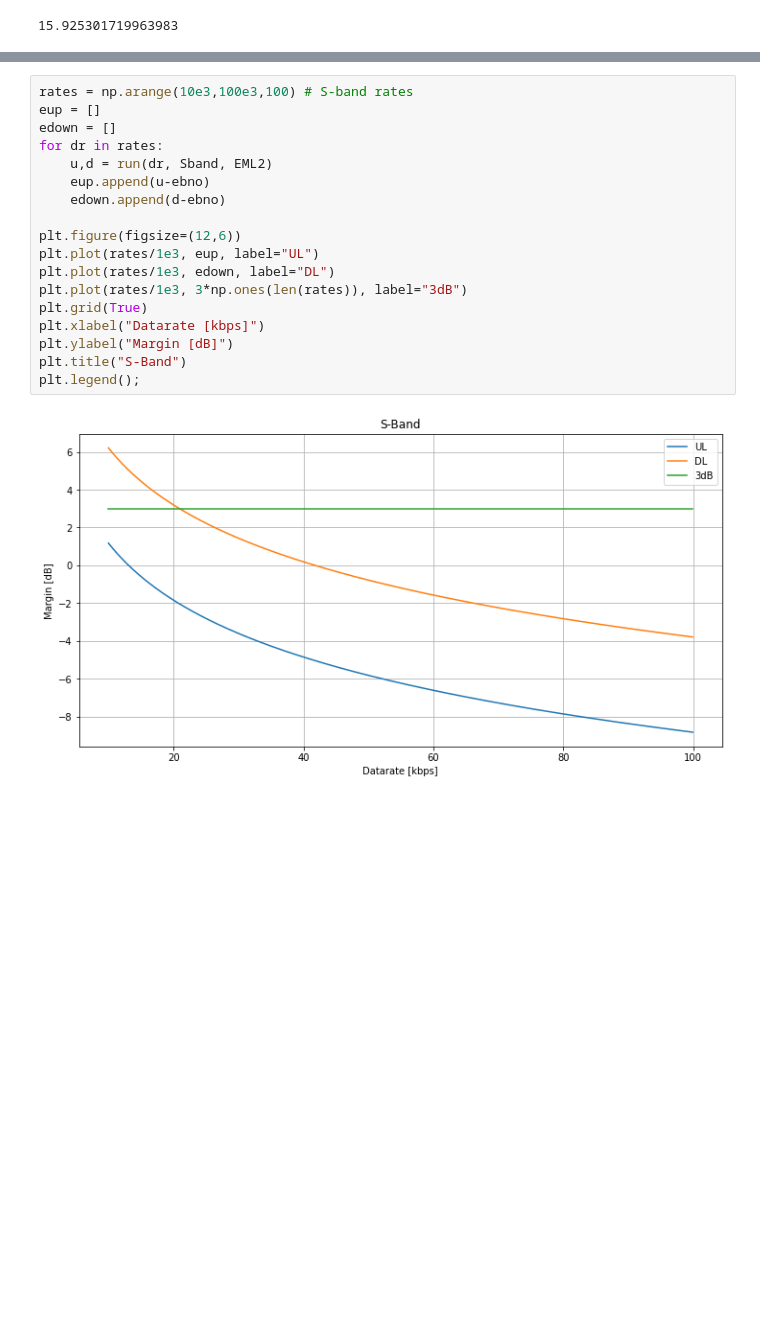
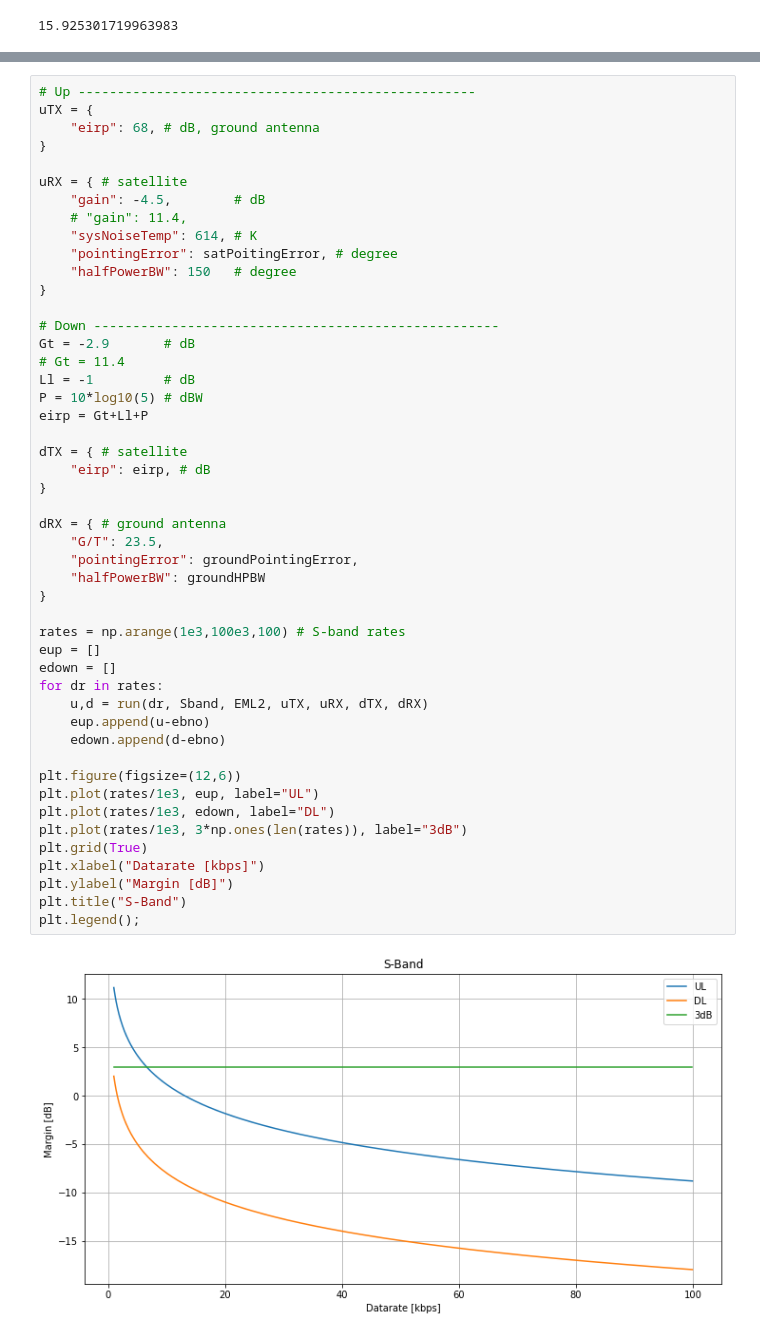
Before and after one commit to walchko/bearsnacks, a Jupyter notebook: space/draft/comm/comm-firesat.ipynb, the cells around one changed output, grey strips where cells are left out. Drawn from its saved outputs; the diff is of its cells as text; blank space fills up the shorter version.

```diff
--- a/space/draft/comm/comm-firesat.ipynb
+++ b/space/draft/comm/comm-firesat.ipynb
@@ -338,23 +305,53 @@ This assumes a simple patch antenna with a low gain and wide beam pattern.
 # %%
-rates = np.arange(10e3,100e3,100) # S-band rates
+# Up ---------------------------------------------------
+uTX = {
+    "eirp": 68, # dB, ground antenna
+}
+
+uRX = { # satellite
+    "gain": -4.5,        # dB
+    # "gain": 11.4,
+    "sysNoiseTemp": 614, # K
+    "pointingError": satPoitingError, # degree
+    "halfPowerBW": 150   # degree
+}
+
+# Down ----------------------------------------------------
+Gt = -2.9       # dB
+# Gt = 11.4
+Ll = -1         # dB
+P = 10*log10(5) # dBW
+eirp = Gt+Ll+P
+
+dTX = { # satellite
+    "eirp": eirp, # dB
+}
+
+dRX = { # ground antenna
+    "G/T": 23.5,
+    "pointingError": groundPointingError,
+    "halfPowerBW": groundHPBW
+}
+
+rates = np.arange(1e3,100e3,100) # S-band rates
 eup = []
 edown = []
 for dr in rates:
-    u,d = run(dr, Sband, EML2)
+    u,d = run(dr, Sband, EML2, uTX, uRX, dTX, dRX)
     eup.append(u-ebno)
     edown.append(d-ebno)
 
 plt.figure(figsize=(12,6))
 plt.plot(rates/1e3, eup, label="UL")
 plt.plot(rates/1e3, edown, label="DL")
 plt.plot(rates/1e3, 3*np.ones(len(rates)), label="3dB")
 plt.grid(True)
 plt.xlabel("Datarate [kbps]")
 plt.ylabel("Margin [dB]")
 plt.title("S-Band")
 plt.legend();
 # %% [output]
-[figure, old version]
+[figure, new version]
 # %% [markdown]
 ### X-Band Directional
 
```
Also changed, not shown: parts of 15 cells of this notebook, 3 other files.
